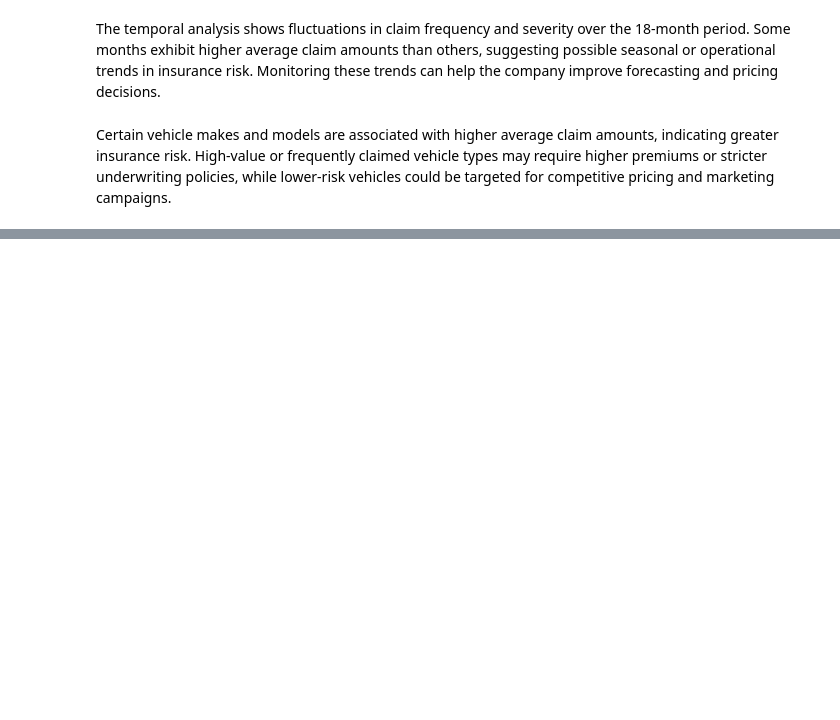
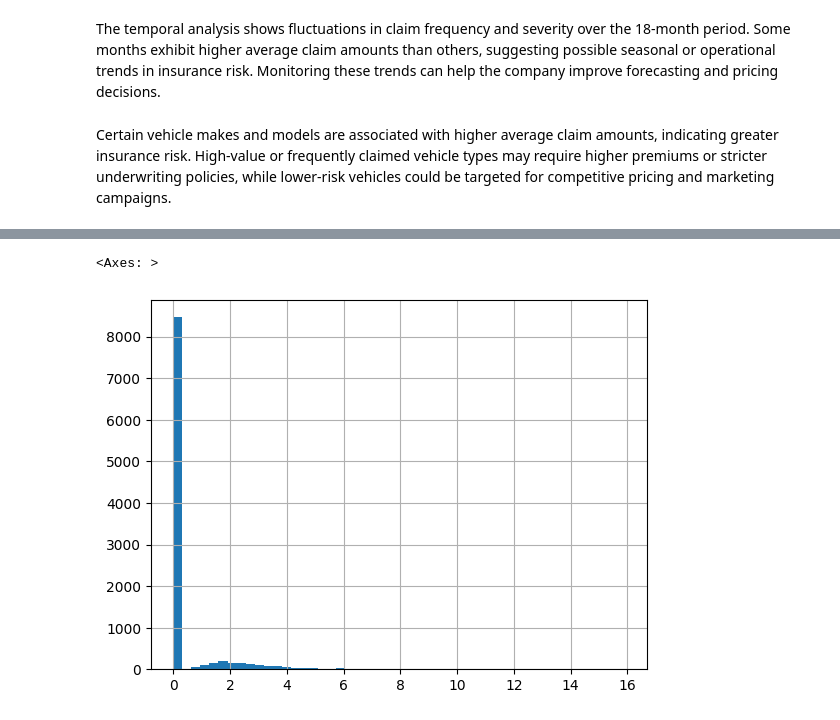
Before and after one commit to nunu-e/insurance-risk-analytics, a Jupyter notebook: notebooks/01_eda.ipynb, the cells around one changed output, grey strips where cells are left out. Cells and saved outputs as stored; diff of their text form; code cells hidden in the pictures; blank space fills up the shorter version.

```diff
--- a/notebooks/01_eda.ipynb
+++ b/notebooks/01_eda.ipynb
@@ -248,0 +254,5 @@ Certain vehicle makes and models are associated with higher average claim amount
+# %%
+
+df = pd.read_csv("../data/insurance_data.csv")  # adjust path if needed
+
+df.head()
@@ -248,0 +267,5 @@ Certain vehicle makes and models are associated with higher average claim amount
+# %%
+import numpy as np
+
+df["LossRatio"] = df["TotalClaims"] / df["TotalPremium"].replace(0, np.nan)
+df["Margin"] = df["TotalPremium"] - df["TotalClaims"]
@@ -248,0 +281,5 @@ Certain vehicle makes and models are associated with higher average claim amount
+# %%
+df["LossRatio"].hist(bins=50)
+# %% [output]
+<Axes: >
+[figure, added]
```
Also changed, not shown: parts of 11 cells of this notebook, 2 other files.
